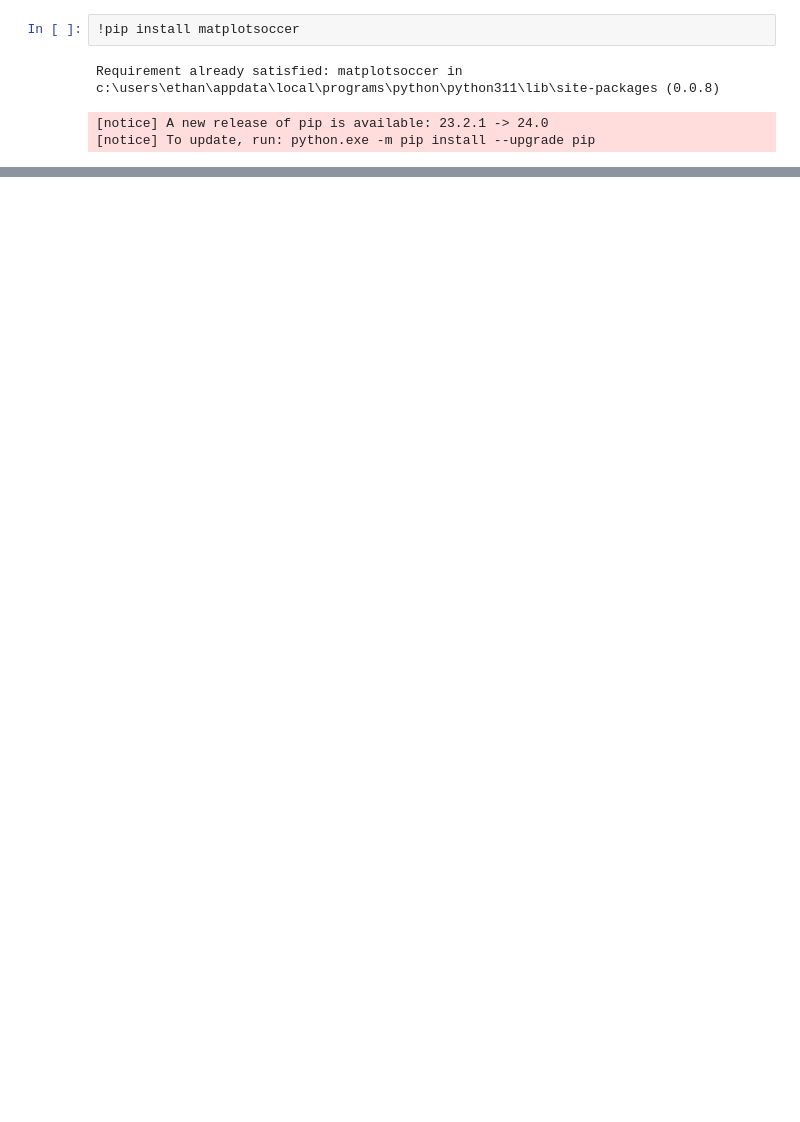
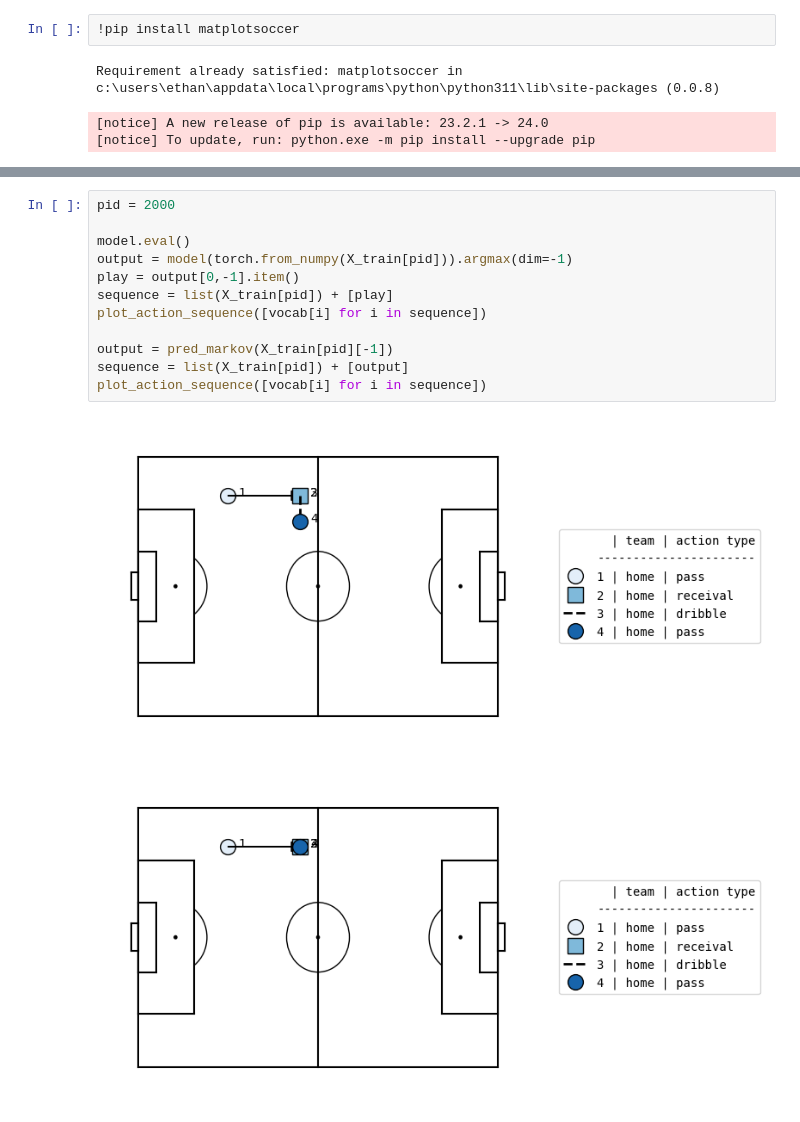
Before and after one commit to danielhocevar/Foundation-Model-for-Soccer, a Jupyter notebook: eval.ipynb, the cells around one changed output, grey strips where cells are left out. Saved outputs shown, nothing was run; the diff lists cells and outputs as text; blank space fills up the shorter version.

```diff
--- a/eval.ipynb
+++ b/eval.ipynb
@@ -113,0 +126,15 @@ plot_action_sequence([vocab[i] for i in sequence])
+# %%
+pid = 2000
+
+model.eval()
+output = model(torch.from_numpy(X_train[pid])).argmax(dim=-1)
+play = output[0,-1].item()
+sequence = list(X_train[pid]) + [play]
+plot_action_sequence([vocab[i] for i in sequence])
+
+output = pred_markov(X_train[pid][-1])
+sequence = list(X_train[pid]) + [output]
+plot_action_sequence([vocab[i] for i in sequence])
+# %% [output]
+[figure, added]
+[figure, added]
```
Also changed, not shown: parts of 6 cells of this notebook.
